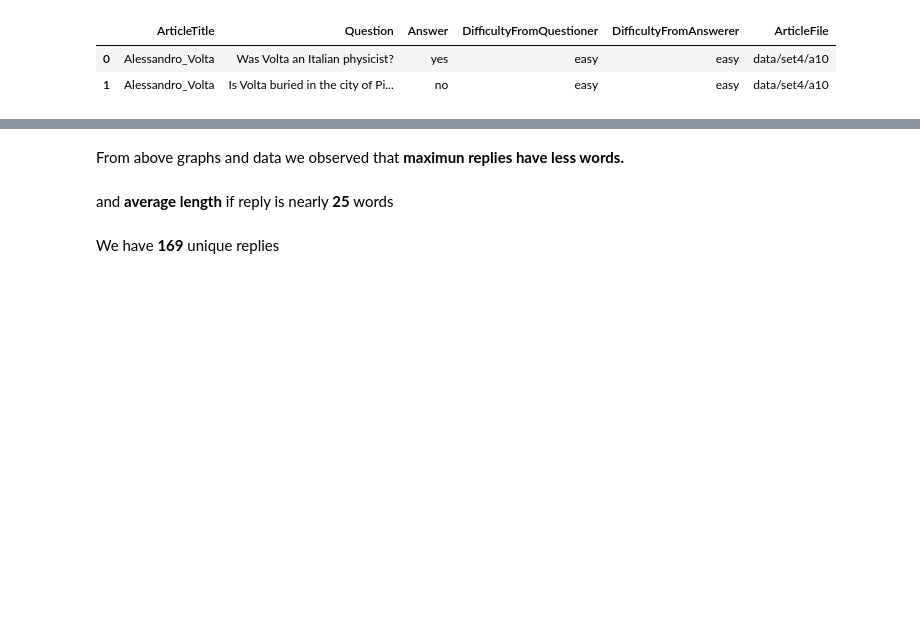
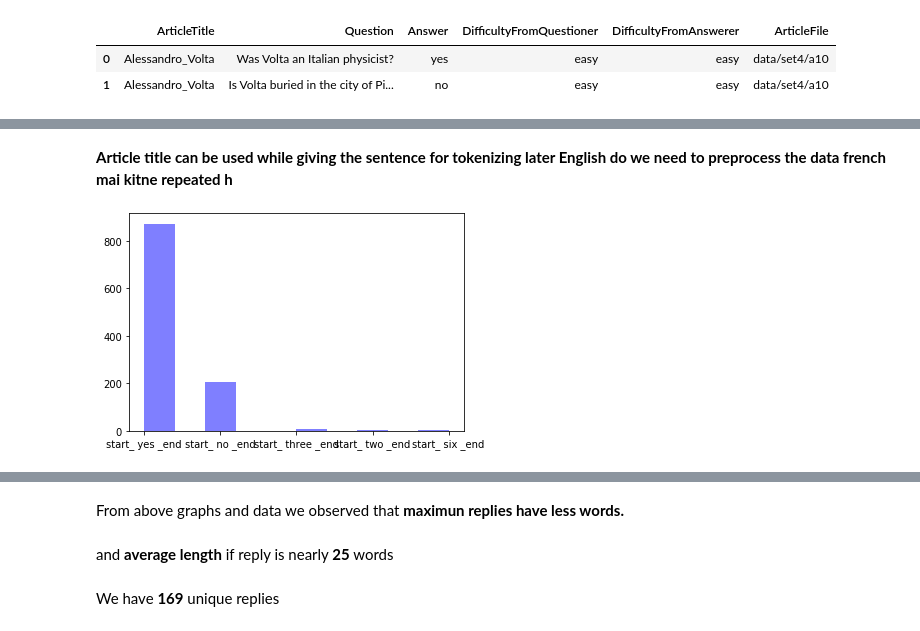
Before and after one commit to yatindma/Automated-Response-Suggestion-for-Email, a Jupyter notebook: Smart_Gmail_Reply.ipynb, the cells around one changed output, grey strips where cells are left out. Drawn from its saved outputs; the diff is of its cells as text; code cells hidden in the pictures; blank space fills up the shorter version.

```diff
--- a/Smart_Gmail_Reply.ipynb
+++ b/Smart_Gmail_Reply.ipynb
@@ -181,0 +245,9 @@ data['Answer'] = 'start_ ' + data['Answer'] + ' _end'
+# %%
+from collections import OrderedDict
+frenchs_dict_sorted = OrderedDict(sorted(frenchs_dict.items(), key=lambda x: x[1]))
+# %%
+frenchs = []
+keys = []
+for item in frenchs_dict_sorted.items():
+  frenchs.append(item[0])
+  keys.append(item[1])
@@ -181,0 +257,25 @@ data['Answer'] = 'start_ ' + data['Answer'] + ' _end'
+# %%
+#top 10 frenchs
+top_5_frenchs = frenchs[:5]
+top_5_keys = keys[:5]
+# %%
+temp_french_list = []
+i = 0
+for key in top_5_keys:
+  for _ in range(0,key):
+    temp_french_list.append(top_5_frenchs[i])
+  i += 1
+# %% [markdown]
+<b>
+Article title can be used while giving the sentence for tokenizing later
+English do we need to preprocess the data
+french mai kitne repeated h
+</b>
+# %%
+plt.hist(temp_french_list, 10,
+         histtype='bar',
+         facecolor='b',
+         alpha=0.5)
+plt.show()
+# %% [output]
+[figure, added]
```
Also changed, not shown: parts of 106 cells of this notebook.
